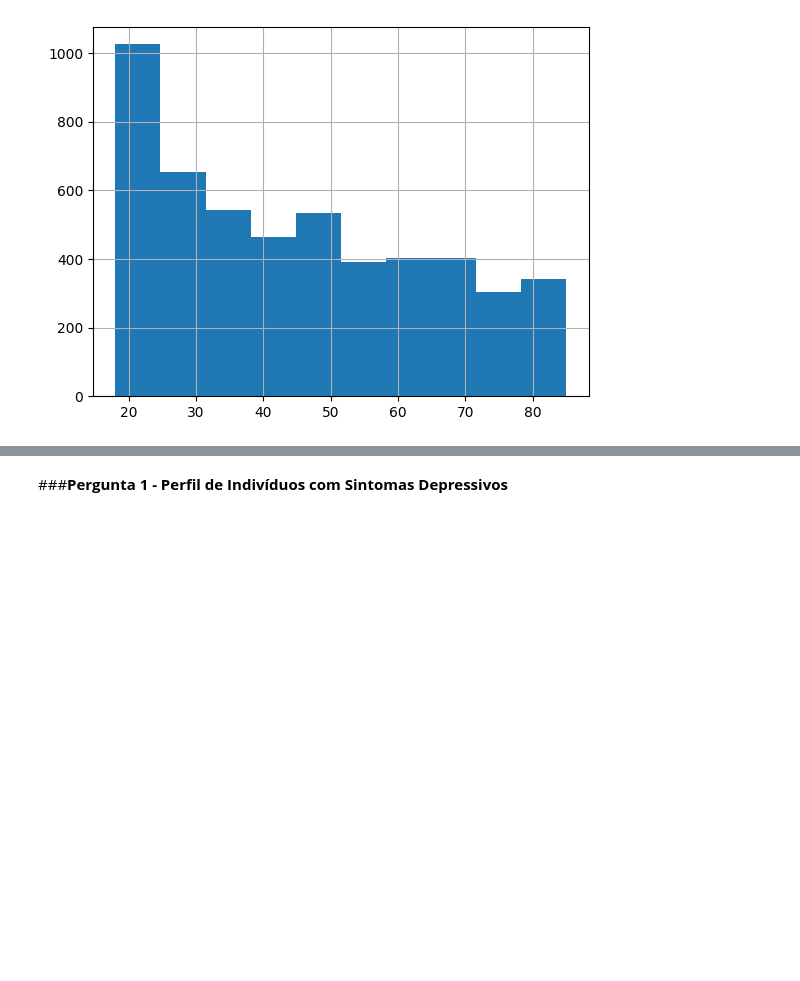
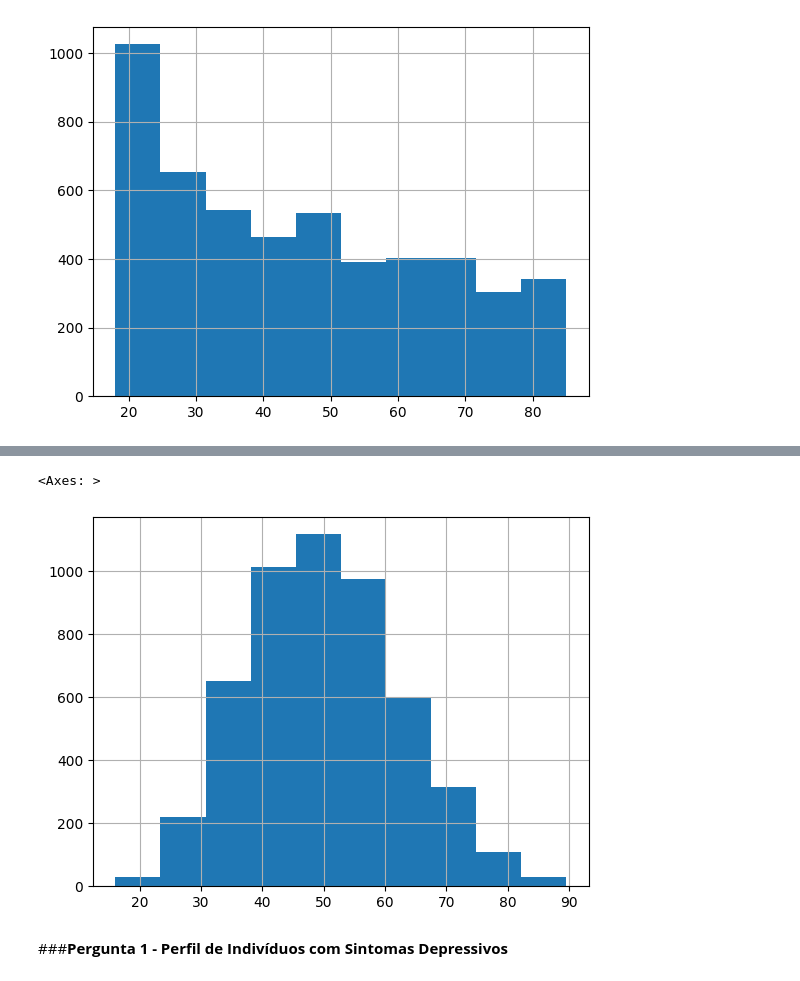
Before and after one commit to alearauj/EBA-Estatistica-do-Basico-ao-Avancado, a Jupyter notebook: EBA_Projeto_Final.ipynb, the cells around one changed output, grey strips where cells are left out. Saved outputs shown, nothing was run; the diff lists cells and outputs as text; code cells hidden in the pictures; blank space fills up the shorter version.

```diff
--- a/EBA_Projeto_Final.ipynb
+++ b/EBA_Projeto_Final.ipynb
@@ -275,3 +324,8 @@ df['Idade'].hist()
+# %%
+df['Score Total'].hist()
+# %% [output]
+<Axes: >
+[figure, added]
 # %% [markdown]
 ###**Pergunta 1 - Perfil de Indivíduos com Sintomas Depressivos**
 # %%
```
Also changed, not shown: parts of 4 cells of this notebook.
